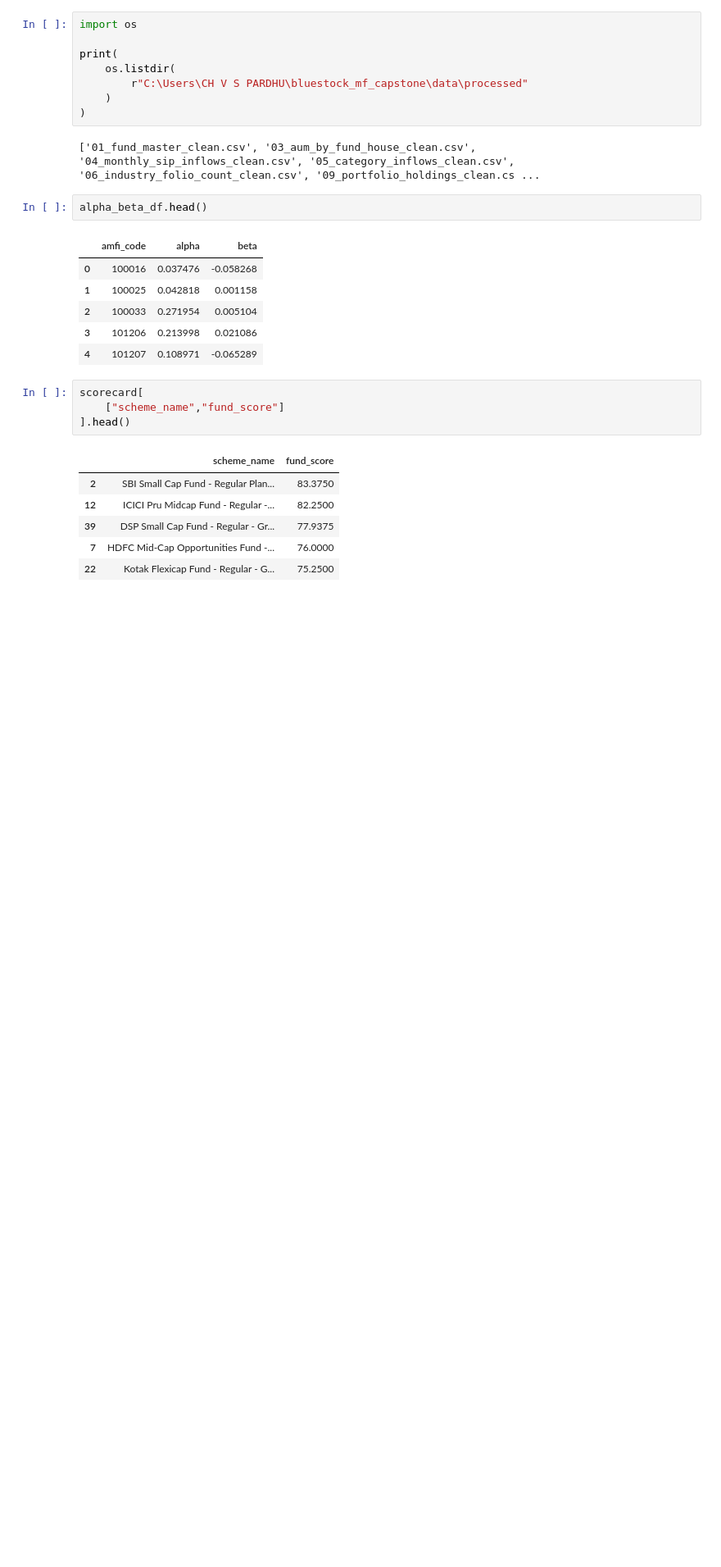
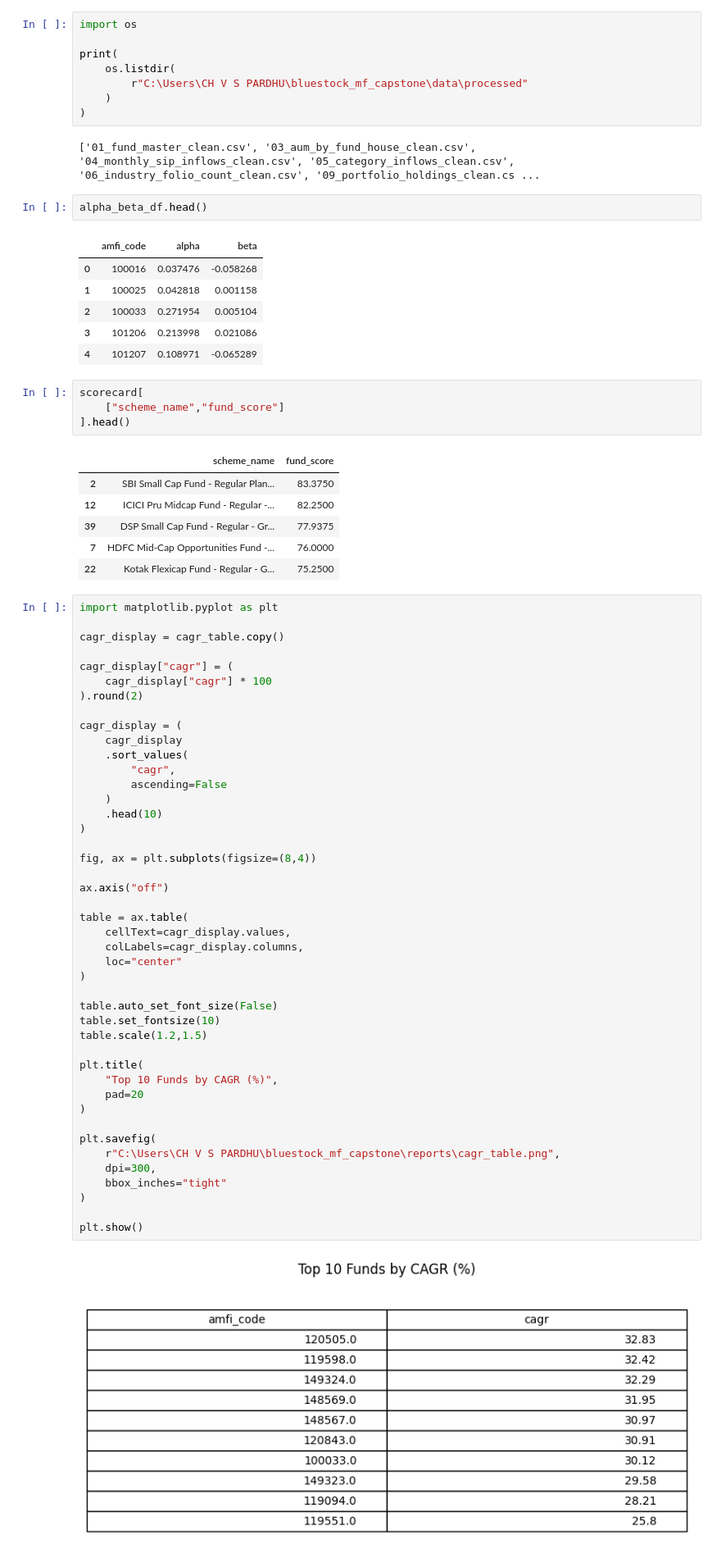
Before and after one commit to Pardhu9114/bluestock_mf_capstone, a Jupyter notebook: notebooks/04_performance_analytics.ipynb, the cells around one changed output. Shown at 82% size. Saved outputs shown, nothing was run; the diff lists cells and outputs as text; blank space fills up the shorter version.

Commit message:
Add dashboard and report assets

```diff
--- a/notebooks/04_performance_analytics.ipynb
+++ b/notebooks/04_performance_analytics.ipynb
@@ -651,3 +658,49 @@ scorecard[
 | 39 | DSP Small Cap Fund - Regular - Gr... | 77.9375 |
 | 7 | HDFC Mid-Cap Opportunities Fund -... | 76.0000 |
 | 22 | Kotak Flexicap Fund - Regular - G... | 75.2500 |
+# %%
+import matplotlib.pyplot as plt
+
+cagr_display = cagr_table.copy()
+
+cagr_display["cagr"] = (
+    cagr_display["cagr"] * 100
+).round(2)
+
+cagr_display = (
+    cagr_display
+    .sort_values(
+        "cagr",
+        ascending=False
+    )
+    .head(10)
+)
+
+fig, ax = plt.subplots(figsize=(8,4))
+
+ax.axis("off")
+
+table = ax.table(
+    cellText=cagr_display.values,
+    colLabels=cagr_display.columns,
+    loc="center"
+)
+
+table.auto_set_font_size(False)
+table.set_fontsize(10)
+table.scale(1.2,1.5)
+
+plt.title(
+    "Top 10 Funds by CAGR (%)",
+    pad=20
+)
+
+plt.savefig(
+    r"C:\Users\CH V S PARDHU\bluestock_mf_capstone\reports\cagr_table.png",
+    dpi=300,
+    bbox_inches="tight"
+)
+
+plt.show()
+# %% [output]
+[figure, added]
```
Also changed, not shown: parts of 7 cells of this notebook, 8 other files.
